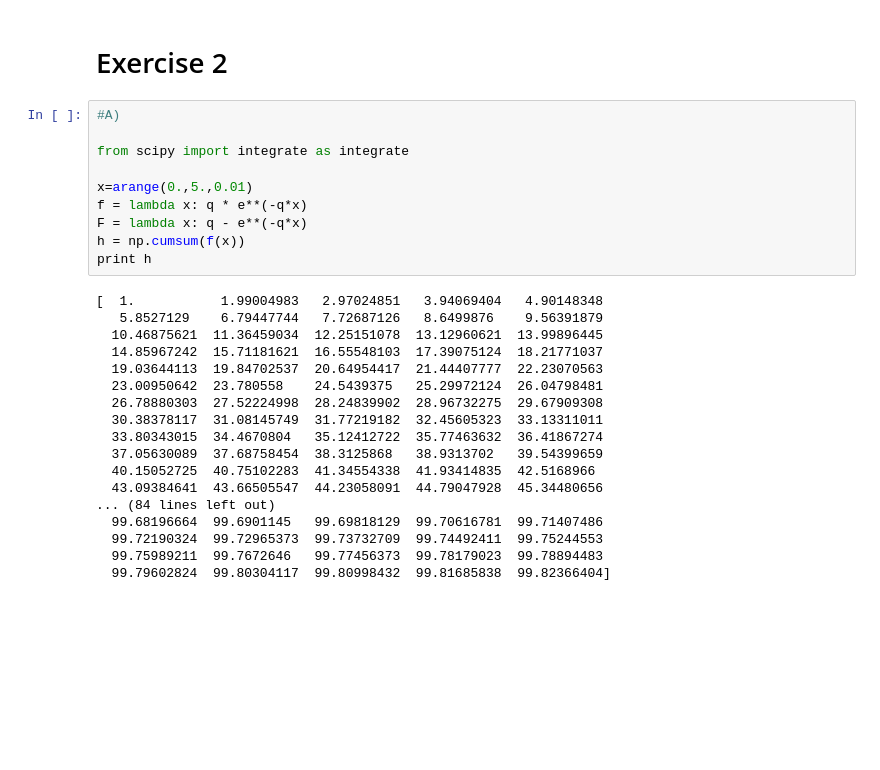
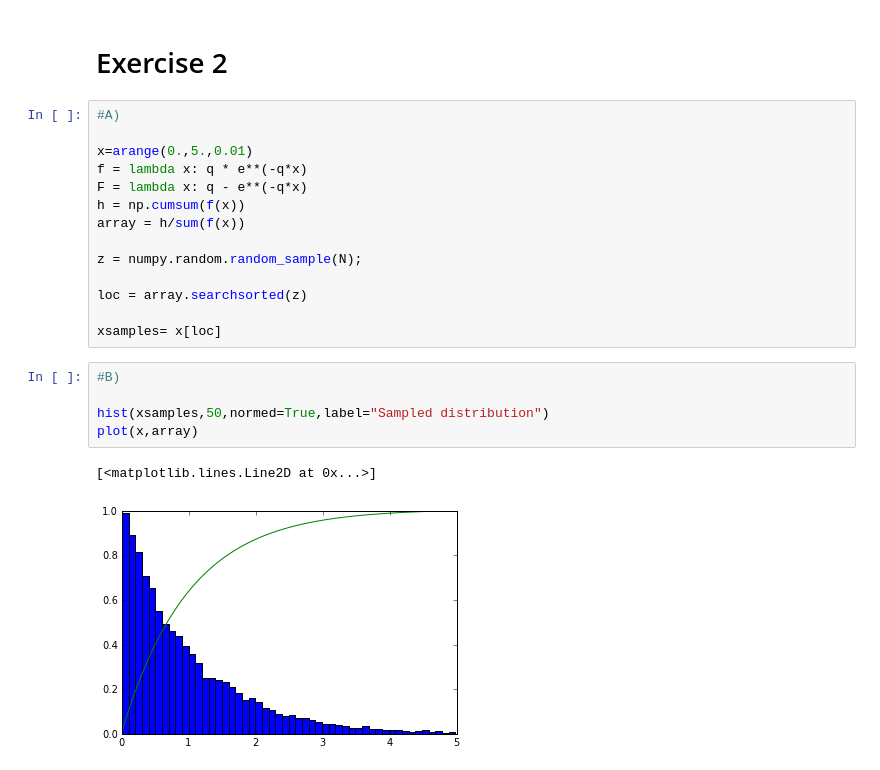
Before and after one commit to cdcunnin/PHYS202-S13, a Jupyter notebook: week8/Monte Carlo Simultations.ipynb, the cells around one changed output. Cells and saved outputs as stored; diff of their text form; blank space fills up the shorter version.

```diff
--- a/week8/Monte Carlo Simultations.ipynb
+++ b/week8/Monte Carlo Simultations.ipynb
@@ -79,29 +80,23 @@ Exercise 2
 ====
 # %%
 #A)
-
-from scipy import integrate as integrate
 
 x=arange(0.,5.,0.01)
 f = lambda x: q * e**(-q*x)
 F = lambda x: q - e**(-q*x)
 h = np.cumsum(f(x))
-print h
+array = h/sum(f(x))
+
+z = numpy.random.random_sample(N);
+
+loc = array.searchsorted(z)
+
+xsamples= x[loc]
-# %% [output]
-[  1.           1.99004983   2.97024851   3.94069404   4.90148348
-   5.8527129    6.79447744   7.72687126   8.6499876    9.56391879
-  10.46875621  11.36459034  12.25151078  13.12960621  13.99896445
-  14.85967242  15.71181621  16.55548103  17.39075124  18.21771037
-  19.03644113  19.84702537  20.64954417  21.44407777  22.23070563
-  23.00950642  23.780558    24.5439375   25.29972124  26.04798481
-  26.78880303  27.52224998  28.24839902  28.96732275  29.67909308
-  30.38378117  31.08145749  31.77219182  32.45605323  33.13311011
-  33.80343015  34.4670804   35.12412722  35.77463632  36.41867274
-  37.05630089  37.68758454  38.3125868   38.9313702   39.54399659
-  40.15052725  40.75102283  41.34554338  41.93414835  42.5168966
-  43.09384641  43.66505547  44.23058091  44.79047928  45.34480656
-... (84 lines left out)
-  99.68196664  99.6901145   99.69818129  99.70616781  99.71407486
-  99.72190324  99.72965373  99.73732709  99.74492411  99.75244553
-  99.75989211  99.7672646   99.77456373  99.78179023  99.78894483
-  99.79602824  99.80304117  99.80998432  99.81685838  99.82366404]
+# %%
+#B)
+
+hist(xsamples,50,normed=True,label="Sampled distribution")
+plot(x,array)
+# %% [output]
+[<matplotlib.lines.Line2D at 0x...>]
+[figure, added]
```
Also changed, not shown: parts of 8 cells of this notebook.
